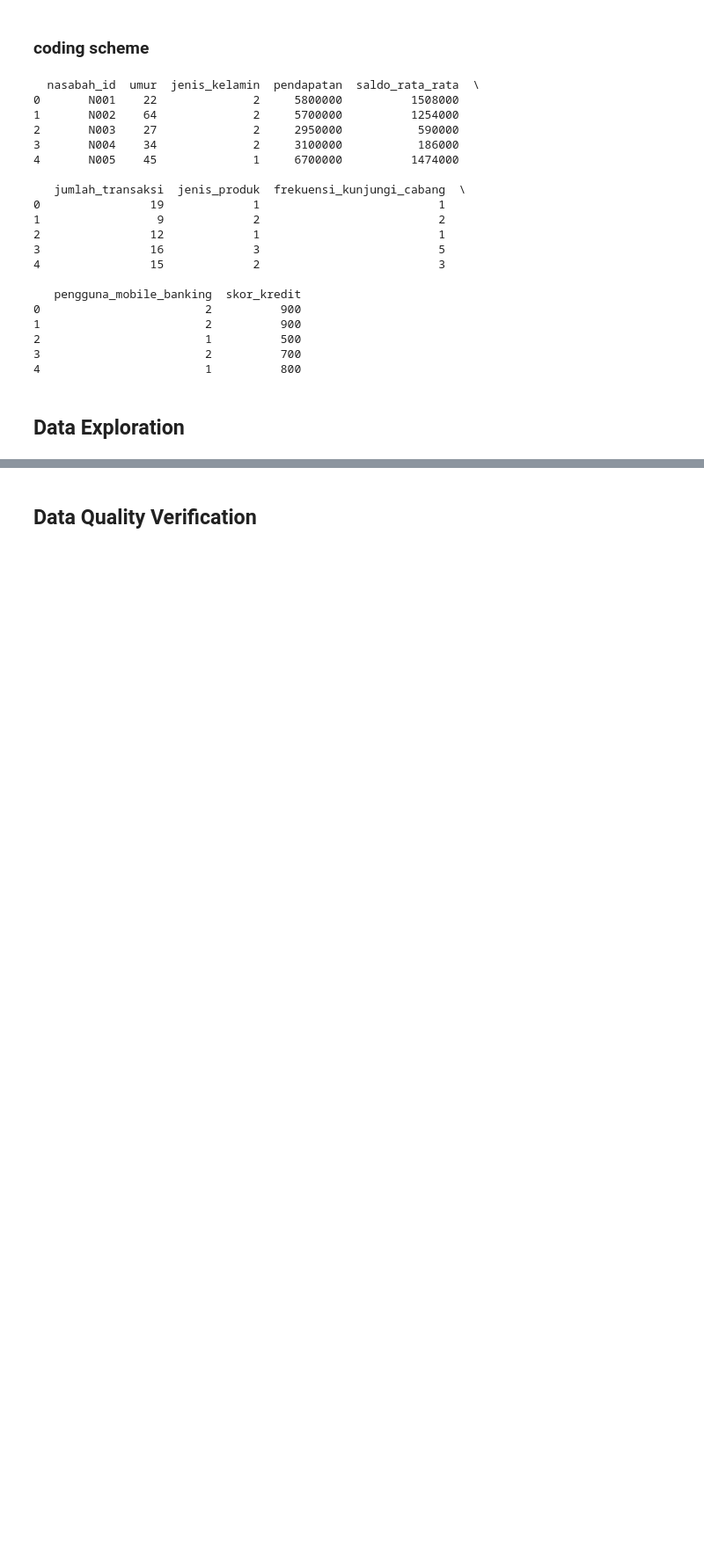
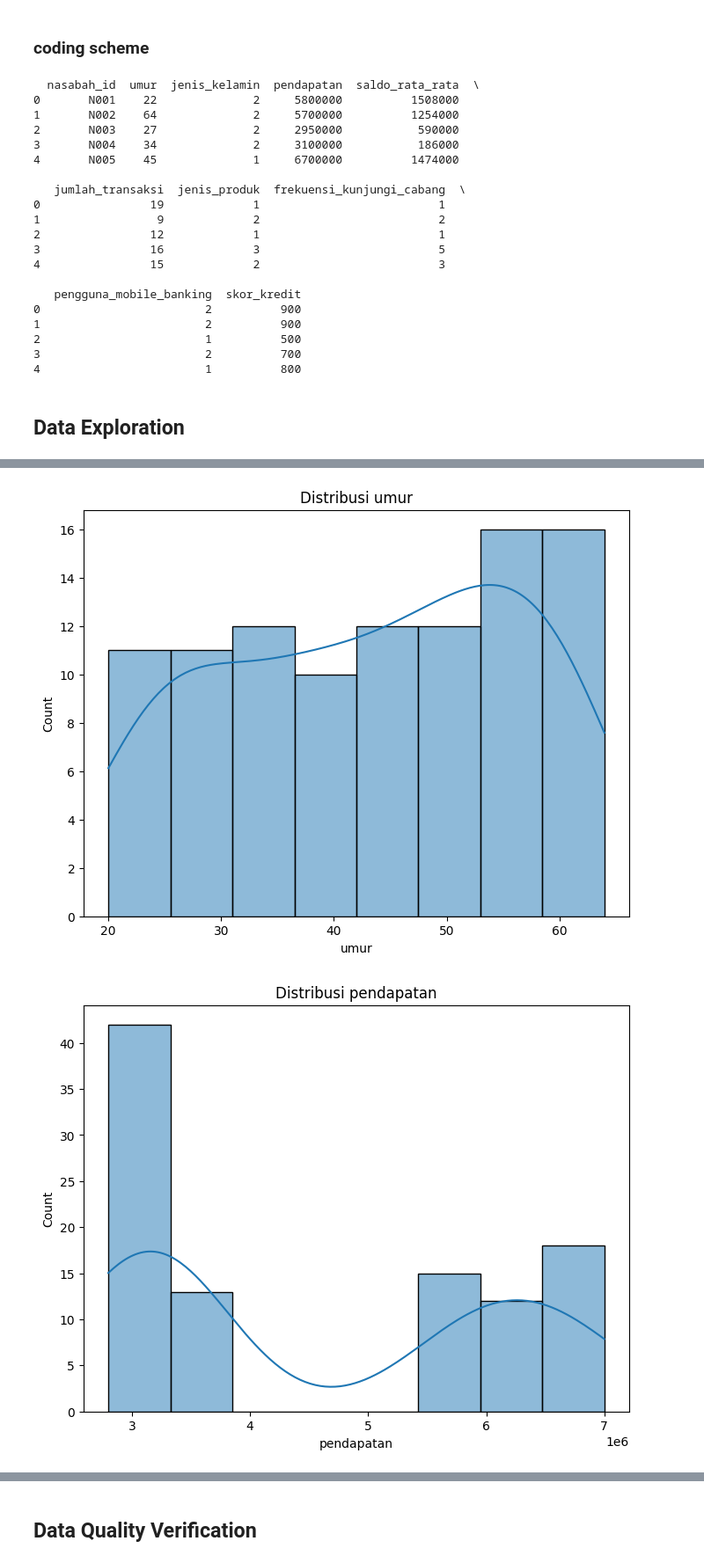
Before and after one commit to RyanGA09/DigiTalent_IntermediateDataScience-SelfPractice, a Jupyter notebook: notebooks/self_practice-1.ipynb, the cells around one changed output, grey strips where cells are left out. Shown at 88% size. Drawn from its saved outputs; the diff is of its cells as text; code cells hidden in the pictures; blank space fills up the shorter version.

```diff
--- a/notebooks/self_practice-1.ipynb
+++ b/notebooks/self_practice-1.ipynb
@@ -199,0 +207,7 @@ print(data.head()) # Memastikan perubahan
+# %%
+# Ganti 'Data_Nasabah.csv' dengan path yang benar ke file CSV Anda
+data = pd.read_csv('../data/Data_Nasabah.csv', delimiter=';')
+
+# Melihat beberapa baris pertama data
+print("\nLima Baris Pertama Data:")
+print(data.head())
@@ -199,0 +298,11 @@ print(data.head()) # Memastikan perubahan
+# %%
+# Analisis Distribusi Data Numerik
+numerical_features = data.select_dtypes(include=['number']).columns
+for feature in numerical_features:
+    plt.figure(figsize=(8, 6))
+    sns.histplot(data[feature], kde=True)
+    plt.title(f"Distribusi {feature}")
+    plt.show()
+# %% [output]
+[figure, added]
+[figure, added]
```
Also changed, not shown: parts of 32 cells of this notebook, 4 other files.
